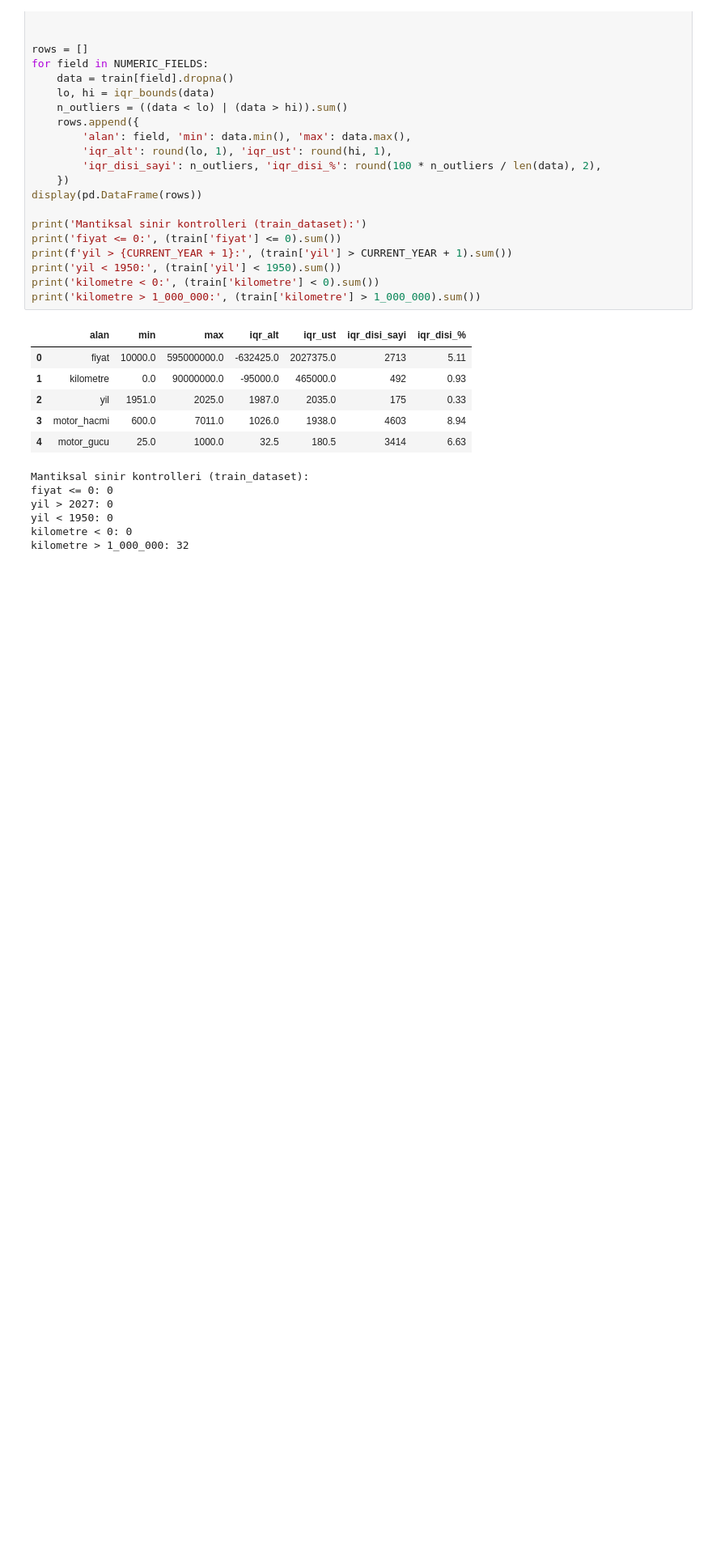
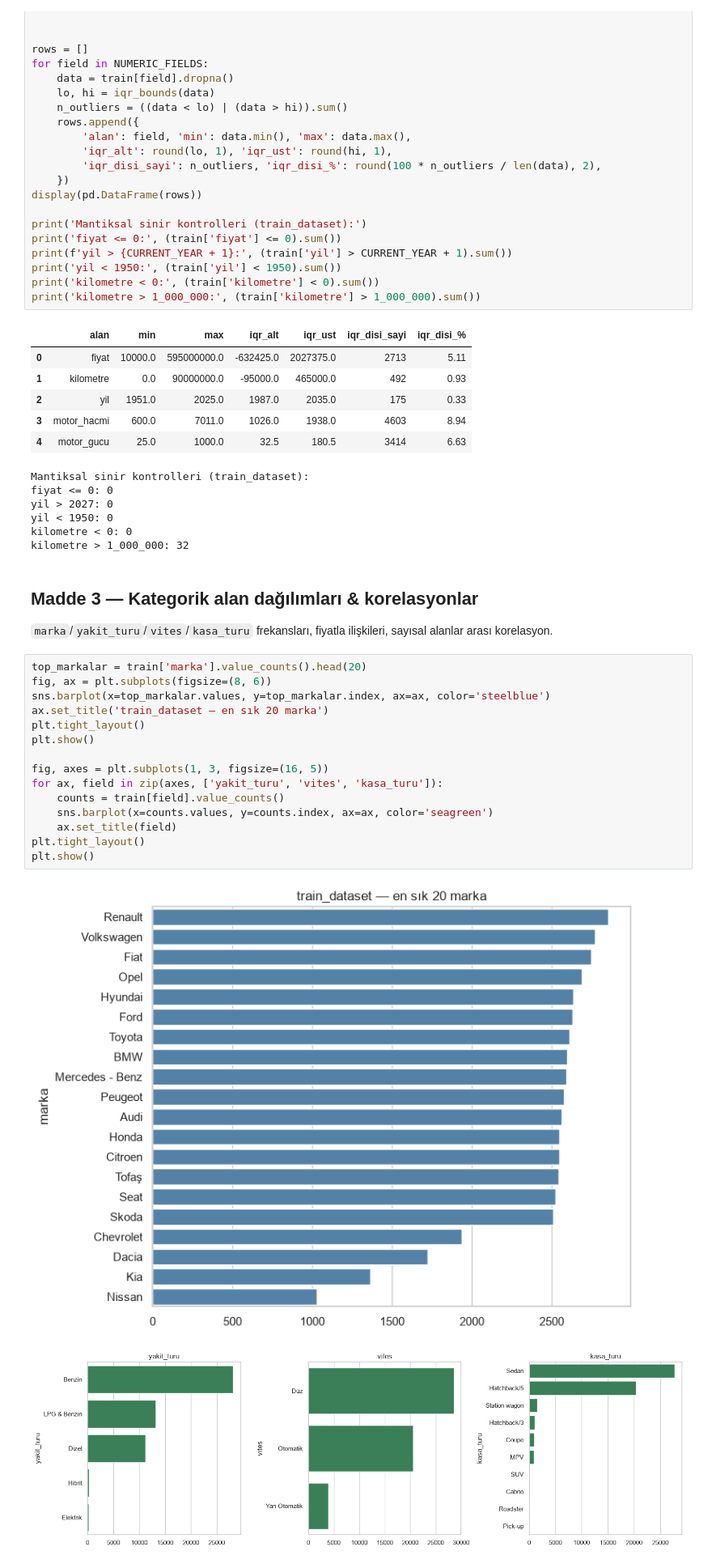
Before and after one commit to Mustafa-Aydin69/OtoMetrik, a Jupyter notebook: ai-model/notebooks/eda_and_preprocessing.ipynb, the cells around one changed output. Shown at 81% size. Drawn from its saved outputs; the diff is of its cells as text; blank space fills up the shorter version.

Commit message:
Notebook'a marka/yakıt/vites/kasa_türü frekans grafikleri, fiyat-kategori boxplotları (üst %1 kırpılmış) ve korelasyon heatmap eklendi, hatasız çalıştı.

```diff
--- a/ai-model/notebooks/eda_and_preprocessing.ipynb
+++ b/ai-model/notebooks/eda_and_preprocessing.ipynb
@@ -203,3 +203,25 @@ yil > 2027: 0
 yil < 1950: 0
 kilometre < 0: 0
 kilometre > 1_000_000: 32
+# %% [markdown]
+## Madde 3 — Kategorik alan dağılımları & korelasyonlar
+
+`marka`/`yakit_turu`/`vites`/`kasa_turu` frekansları, fiyatla ilişkileri, sayısal alanlar arası korelasyon.
+# %%
+top_markalar = train['marka'].value_counts().head(20)
+fig, ax = plt.subplots(figsize=(8, 6))
+sns.barplot(x=top_markalar.values, y=top_markalar.index, ax=ax, color='steelblue')
+ax.set_title('train_dataset — en sık 20 marka')
+plt.tight_layout()
+plt.show()
+
+fig, axes = plt.subplots(1, 3, figsize=(16, 5))
+for ax, field in zip(axes, ['yakit_turu', 'vites', 'kasa_turu']):
+    counts = train[field].value_counts()
+    sns.barplot(x=counts.values, y=counts.index, ax=ax, color='seagreen')
+    ax.set_title(field)
+plt.tight_layout()
+plt.show()
+# %% [output]
+[figure, added]
+[figure, added]
```
Also changed, not shown: parts of 2 cells of this notebook.
